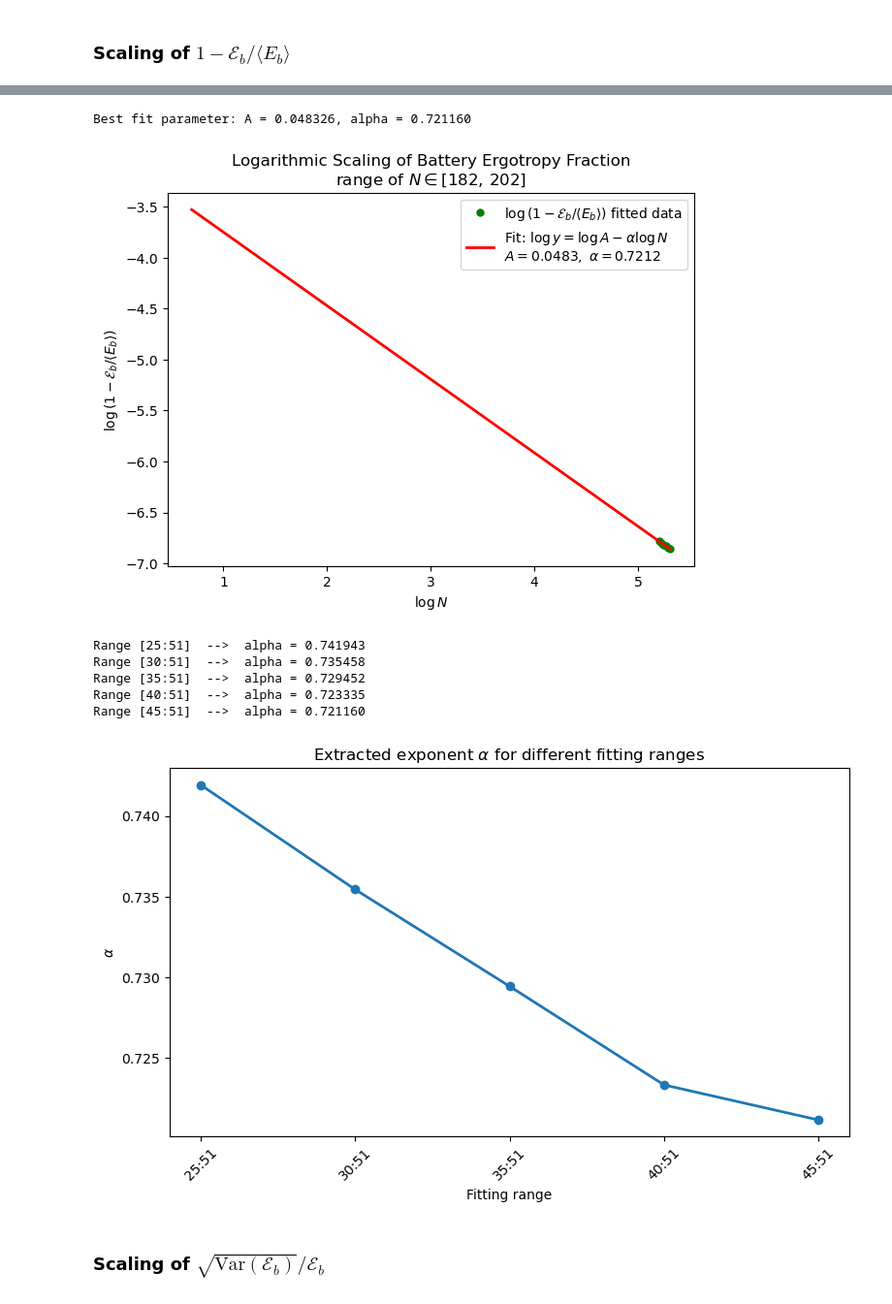
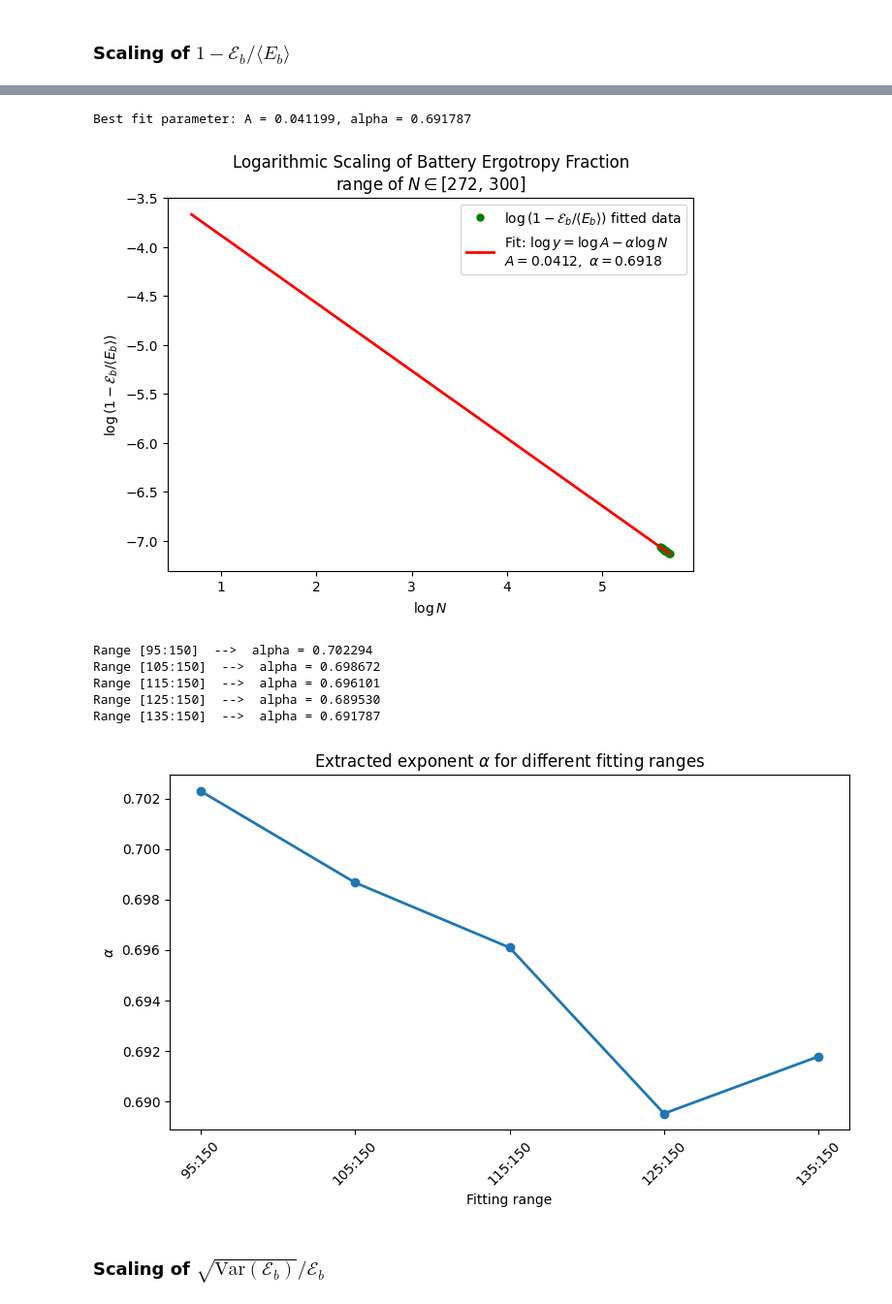
Before and after one commit to gbhanja/ERGO_FLUC_parallel_codes, a Jupyter notebook: Plot_fit_OP.ipynb, the cells around one changed output, grey strips where cells are left out. Shown at 97% size. Saved outputs shown, nothing was run; the diff lists cells and outputs as text; code cells hidden in the pictures.

```diff
--- a/Plot_fit_OP.ipynb
+++ b/Plot_fit_OP.ipynb
@@ -107,8 +159,8 @@ def log_fit1(log_N, logA, alpha1):
 y_full = 1 - np.array(E_ratio)
 
 # Restrict fitting data
-N_data1 = N_arr[30:51]
-y_data1 = y_full[30:51]
+N_data1 = N_arr[105:150]
+y_data1 = y_full[105:150]
 
 # Keep only positive values for the logarithm
 mask = (N_data1 > 0) & (y_data1 > 0)
@@ -176,8 +228,8 @@ def log_fit1(log_N, logA, alpha1):
 y_full = 1 - np.array(E_ratio)
 
 # Restrict fitting data
-N_data1 = N_arr[35:51]
-y_data1 = y_full[35:51]
+N_data1 = N_arr[115:150]
+y_data1 = y_full[115:150]
 
 # Keep only positive values for the logarithm
 mask = (N_data1 > 0) & (y_data1 > 0)
@@ -245,8 +297,8 @@ def log_fit1(log_N, logA, alpha1):
 y_full = 1 - np.array(E_ratio)
 
 # Restrict fitting data
-N_data1 = N_arr[40:51]
-y_data1 = y_full[40:51]
+N_data1 = N_arr[125:150]
+y_data1 = y_full[125:150]
 
 # Keep only positive values for the logarithm
 mask = (N_data1 > 0) & (y_data1 > 0)
@@ -314,8 +366,8 @@ def log_fit1(log_N, logA, alpha1):
 y_full = 1 - np.array(E_ratio)
 
 # Restrict fitting data
-N_data1 = N_arr[45:51]
-y_data1 = y_full[45:51]
+N_data1 = N_arr[135:150]
+y_data1 = y_full[135:150]
 
 # Keep only positive values for the logarithm
 mask = (N_data1 > 0) & (y_data1 > 0)
@@ -365,8 +417,8 @@ plt.title(
 plt.legend()
 plt.show()
 # %% [output]
-Best fit parameter: A = 0.048326, alpha = 0.721160
+Best fit parameter: A = 0.041199, alpha = 0.691787
-[figure, old version]
+[figure, new version]
 # %%
 import numpy as np
 import matplotlib.pyplot as plt
@@ -378,11 +430,11 @@ def log_fit1(log_N, logA, alpha):
 y_full = 1 - np.array(E_ratio)
 
 fit_ranges = [
-    (25, 51),
-    (30, 51),
-    (35, 51),
-    (40, 51),
-    (45, 51)
+    (95, 150),
+    (105, 150),
+    (115, 150),
+    (125, 150),
+    (135, 150)
 ]
 
 alpha_list = []
@@ -402,39 +454,39 @@ for start, end in fit_ranges:
         continue
 
     log_N = np.log(N_fit)
     log_y = np.log(y_fit)
 
     popt, _ = curve_fit(log_fit1, log_N, log_y)
 
     alpha = popt[1]
 
     alpha_list.append(alpha)
     range_labels.append(f"{start}:{end}")
 
     print(f"Range [{start}:{end}]  -->  alpha = {alpha:.6f}")
 
 # -----------------------------------
 # Alpha vs fitting range
 # -----------------------------------
 
 plt.figure(figsize=(8,5))
 
 plt.plot(range(len(alpha_list)), alpha_list, 'o-', lw=2)
 
 plt.xticks(range(len(range_labels)), range_labels, rotation=45)
 
 plt.xlabel("Fitting range")
 plt.ylabel(r"$\alpha$")
 plt.title(r"Extracted exponent $\alpha$ for different fitting ranges")
 plt.tight_layout()
 plt.show()
 # %% [output]
-Range [25:51]  -->  alpha = 0.741943
-Range [30:51]  -->  alpha = 0.735458
-Range [35:51]  -->  alpha = 0.729452
-Range [40:51]  -->  alpha = 0.723335
-Range [45:51]  -->  alpha = 0.721160
+Range [95:150]  -->  alpha = 0.702294
+Range [105:150]  -->  alpha = 0.698672
+Range [115:150]  -->  alpha = 0.696101
+Range [125:150]  -->  alpha = 0.689530
+Range [135:150]  -->  alpha = 0.691787
-[figure, old version]
+[figure, new version]
 # %% [markdown]
 ### Scaling of $\sqrt{\mathrm{Var}(\mathcal{E}_b)}/\mathcal{E}_b$
 # %%
```
Also changed, not shown: parts of 9 cells of this notebook, 1 other file.
